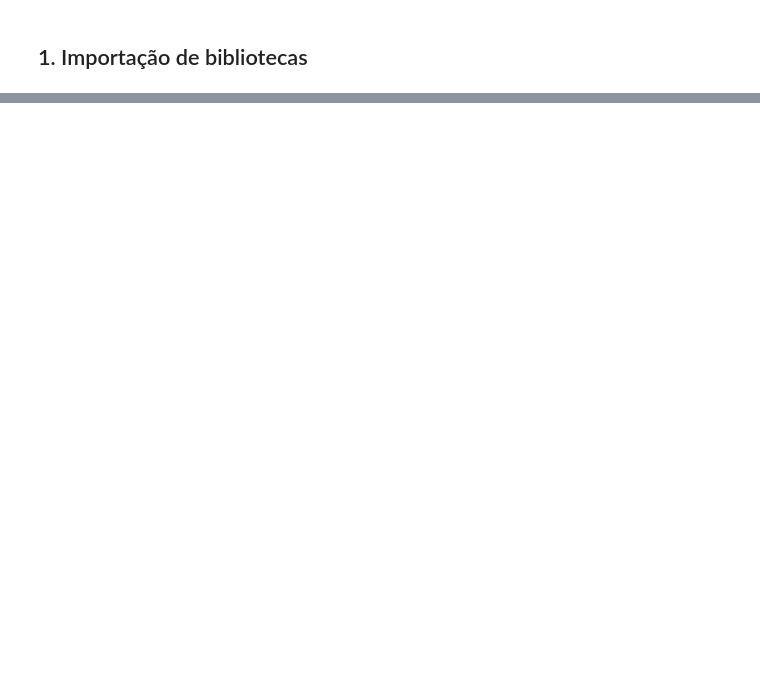
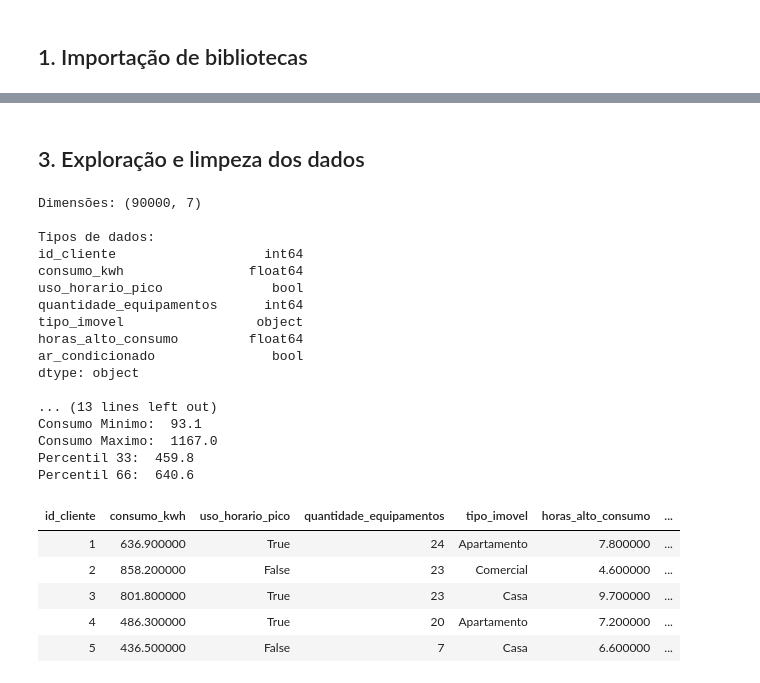
Before and after one commit to No-Country-simulation/G9-BR-TEAM-18, a Jupyter notebook: HACKATOON_BASE_NOTEBOOK.ipynb, the cells around one changed output, grey strips where cells are left out. Drawn from its saved outputs; the diff is of its cells as text; code cells hidden in the pictures; blank space fills up the shorter version.

```diff
--- a/HACKATOON_BASE_NOTEBOOK.ipynb
+++ b/HACKATOON_BASE_NOTEBOOK.ipynb
@@ -80,0 +124,45 @@ df = pd.read_csv("/content/base_energetica.csv")
+# %% [markdown]
+## 3. Exploração e limpeza dos dados
+# %%
+print("Dimensões:", df.shape)
+print("\nTipos de dados:")
+print(df.dtypes)
+print("\nValores nulos por coluna:")
+print(df.isnull().sum())
+print("\nRegistros duplicados:", df.duplicated().sum())
+
+print("\nInformações adicionais:")
+q33 = np.percentile(df['consumo_kwh'], 33)
+q66 = np.percentile(df['consumo_kwh'], 66)
+consumo_minimo = df['consumo_kwh'].min()
+consumo_maximo = df['consumo_kwh'].max()
+print('Consumo Minimo: ', consumo_minimo)
+print('Consumo Maximo: ', consumo_maximo)
+print('Percentil 33: ', q33)
+print('Percentil 66: ', q66)
+
+df.head().style.hide(axis="index")
+# %% [output]
+Dimensões: (90000, 7)
+
+Tipos de dados:
+id_cliente                   int64
+consumo_kwh                float64
+uso_horario_pico              bool
+quantidade_equipamentos      int64
+tipo_imovel                 object
+horas_alto_consumo         float64
+ar_condicionado               bool
+dtype: object
+
+... (13 lines left out)
+Consumo Minimo:  93.1
+Consumo Maximo:  1167.0
+Percentil 33:  459.8
+Percentil 66:  640.6
+| id_cliente | consumo_kwh | uso_horario_pico | quantidade_equipamentos | tipo_imovel | horas_alto_consumo | ... |
+| 1 | 636.900000 | True | 24 | Apartamento | 7.800000 | ... |
+| 2 | 858.200000 | False | 23 | Comercial | 4.600000 | ... |
+| 3 | 801.800000 | True | 23 | Casa | 9.700000 | ... |
+| 4 | 486.300000 | True | 20 | Apartamento | 7.200000 | ... |
+| 5 | 436.500000 | False | 7 | Casa | 6.600000 | ... |
```
Also changed, not shown: parts of 24 cells of this notebook.
